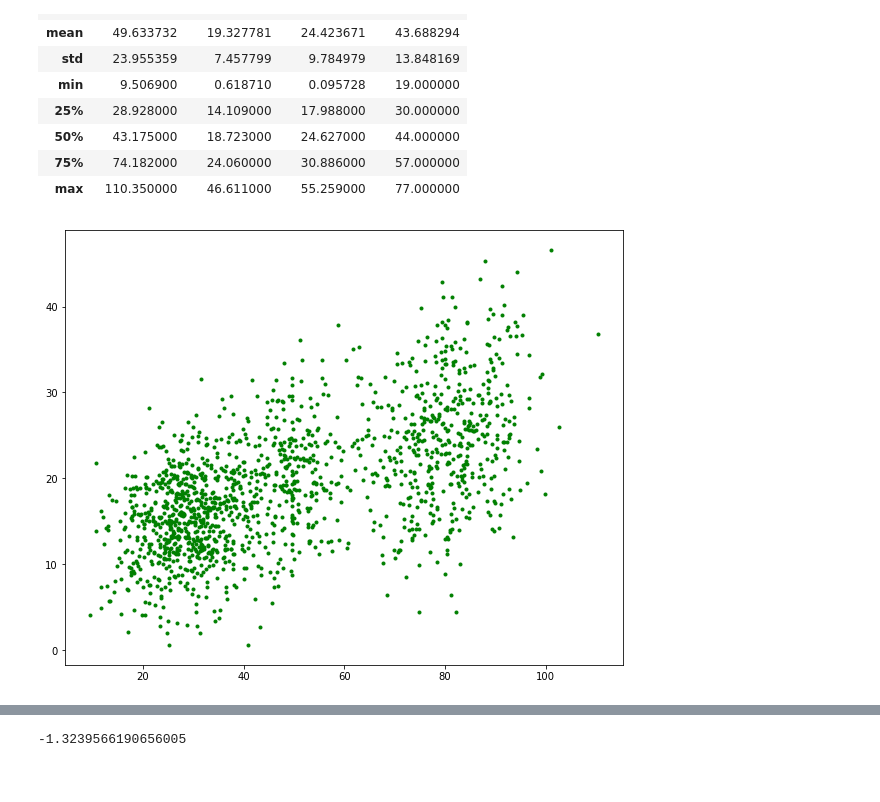
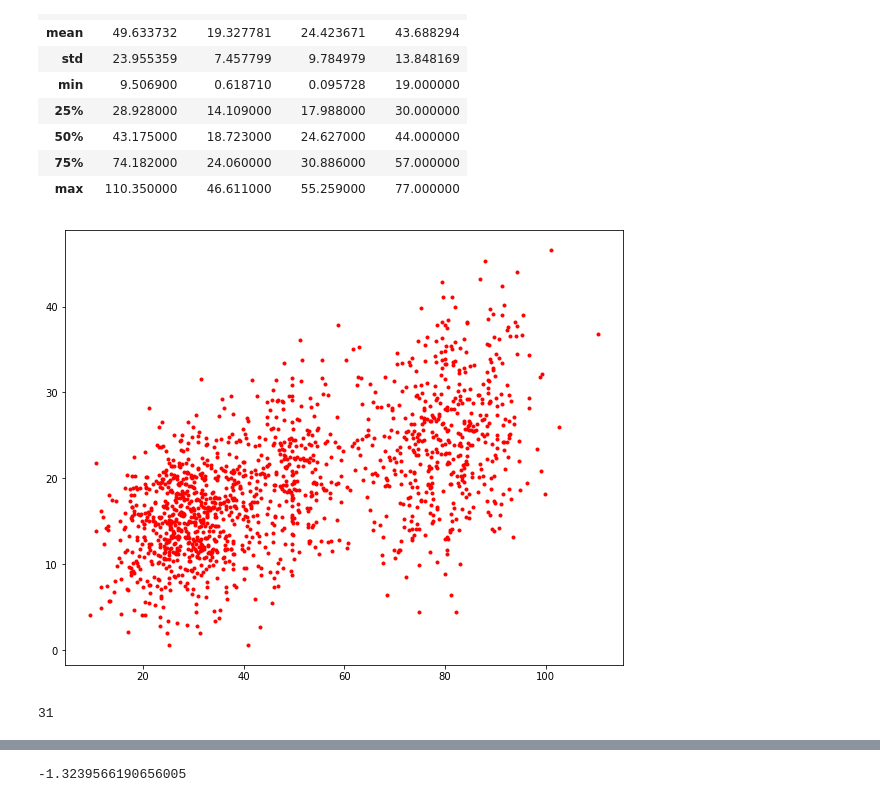
Before and after one commit to jensthetree/DsciFinalProj, a Jupyter notebook: Final Project.ipynb, the cells around one changed output, grey strips where cells are left out. Saved outputs shown, nothing was run; the diff lists cells and outputs as text; code cells hidden in the pictures.

```diff
--- a/Final Project.ipynb
+++ b/Final Project.ipynb
@@ -25,6 +25,14 @@ for elem in csv_file['years_res']:
     if elem < 0:
         csv_file.loc[index].iat[1] = csv_file.loc[index].iat[1] * -1
     index += 1
+# %%
+# create useful constant for lenght of any column (which are all the same length)
+length = len(csv_file['salary'])
+# initialize each column as its own array
+s = csv_file['salary']
+y = csv_file['years_res']
+d = csv_file['debt']
+a = csv_file['age']
 # %%
 # summary statistics
 csv_file.describe()
@@ -45,6 +68,34 @@ length = len(csv_file['salary'])
 # %%
+SY = csv_file[['salary', 'years_res']]
 fig= plt.figure(figsize=(10,8))
-SY = csv_file[['salary', 'years_res']]
-SYplot = plt.scatter(SY['salary'],SY['years_res'],c='green',marker='.')
+SYplot = plt.scatter(s, y, c='red',marker='.')
 # %% [output]
-[figure, old version]
+[figure, new version]
+# %%
+drops = 0
+for i in range(length):
+    if s[i] > (s_avg + (2*s_std)) or s[i] < (s_avg - (2*s_std)):
+        csv_file.drop(index=i)
+        drops += 1
+    if y[i] > (s_avg + (2*s_std)) or y[i] < (s_avg - (2*s_std)):
+        csv_file.drop(index=i)
+        drops += 1
+    if d[i] > (s_avg + (2*s_std)) or d[i] < (s_avg - (2*s_std)):
+        csv_file.drop(index=i)
+        drops += 1
+    if a[i] > (s_avg + (2*s_std)) or a[i] < (s_avg - (2*s_std)):
+        csv_file.drop(index=i)
+        drops += 1
+
+# reinitialize length and column arrays
+length = len(csv_file['salary'])
+
+s = csv_file['salary']
+y = csv_file['years_res']
+d = csv_file['debt']
+a = csv_file['age']
+
+#see how many columns were dropped
+print(drops)
+# %% [output]
+31
```
Also changed, not shown: parts of 12 cells of this notebook.
